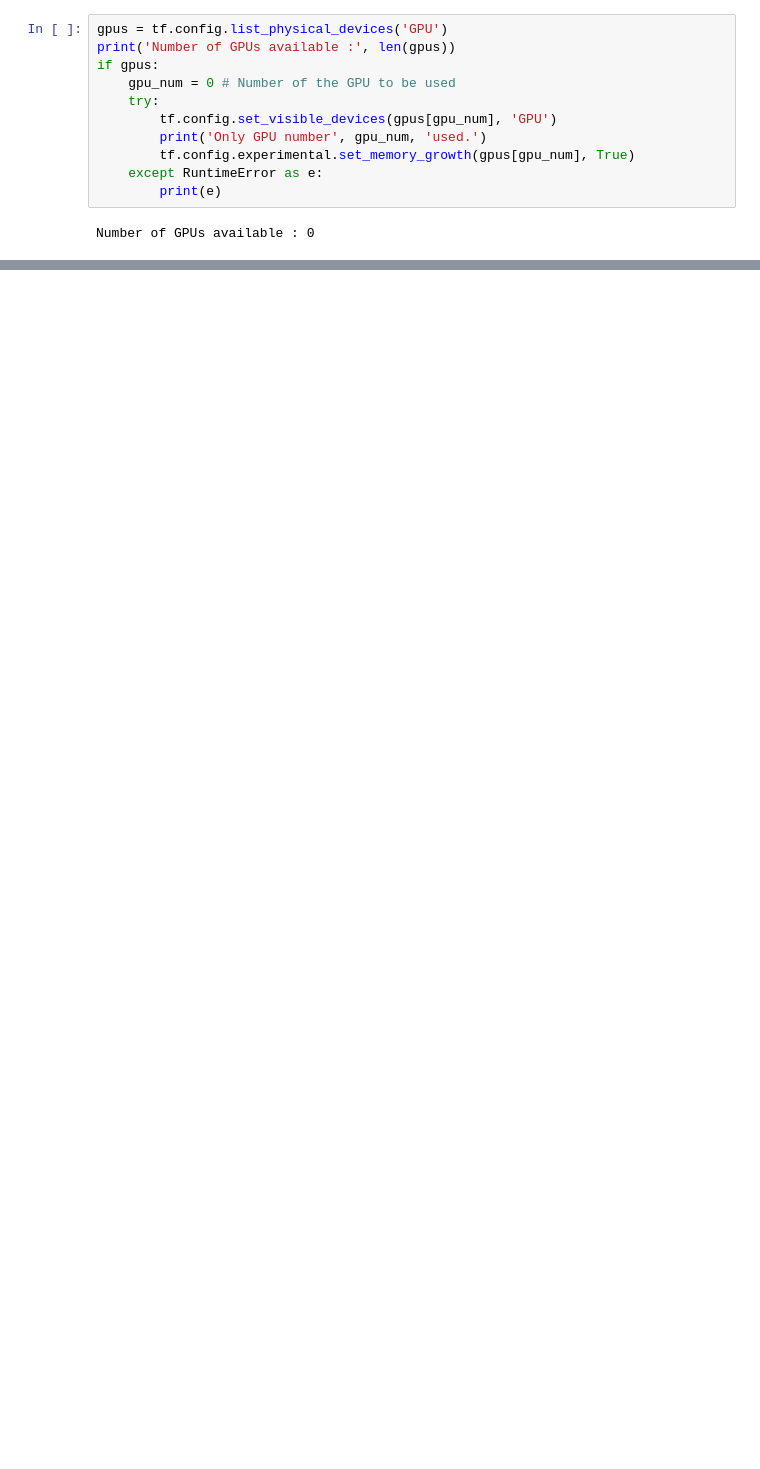
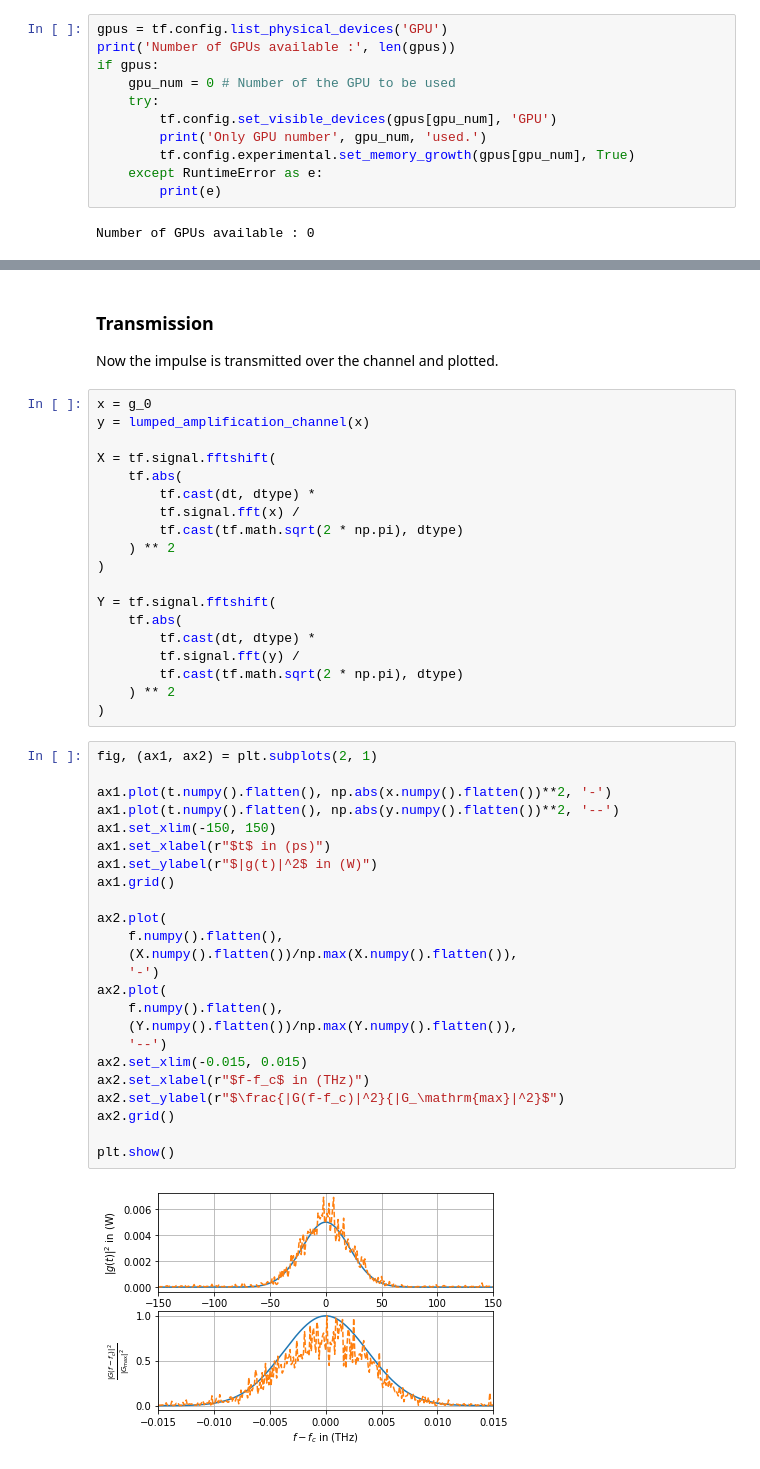
Before and after one commit to NVlabs/sionna, a Jupyter notebook: examples/Optical_Lumped_Amplification_Channel.ipynb, the cells around one changed output, grey strips where cells are left out. Drawn from its saved outputs; the diff is of its cells as text; blank space fills up the shorter version.

```diff
--- a/examples/Optical_Lumped_Amplification_Channel.ipynb
+++ b/examples/Optical_Lumped_Amplification_Channel.ipynb
@@ -161,0 +196,49 @@ plt.show()
+# %% [markdown]
+### Transmission
+
+Now the impulse is transmitted over the channel and plotted.
+# %%
+x = g_0
+y = lumped_amplification_channel(x)
+
+X = tf.signal.fftshift(
+    tf.abs(
+        tf.cast(dt, dtype) *
+        tf.signal.fft(x) /
+        tf.cast(tf.math.sqrt(2 * np.pi), dtype)
+    ) ** 2
+)
+
+Y = tf.signal.fftshift(
+    tf.abs(
+        tf.cast(dt, dtype) *
+        tf.signal.fft(y) /
+        tf.cast(tf.math.sqrt(2 * np.pi), dtype)
+    ) ** 2
+)
+# %%
+fig, (ax1, ax2) = plt.subplots(2, 1)
+
+ax1.plot(t.numpy().flatten(), np.abs(x.numpy().flatten())**2, '-')
+ax1.plot(t.numpy().flatten(), np.abs(y.numpy().flatten())**2, '--')
+ax1.set_xlim(-150, 150)
+ax1.set_xlabel(r"$t$ in (ps)")
+ax1.set_ylabel(r"$|g(t)|^2$ in (W)")
+ax1.grid()
+
+ax2.plot(
+    f.numpy().flatten(),
+    (X.numpy().flatten())/np.max(X.numpy().flatten()),
+    '-')
+ax2.plot(
+    f.numpy().flatten(),
+    (Y.numpy().flatten())/np.max(Y.numpy().flatten()),
+    '--')
+ax2.set_xlim(-0.015, 0.015)
+ax2.set_xlabel(r"$f-f_c$ in (THz)")
+ax2.set_ylabel(r"$\frac{|G(f-f_c)|^2}{|G_\mathrm{max}|^2}$")
+ax2.grid()
+
+plt.show()
+# %% [output]
+[figure, added]
```
Also changed, not shown: parts of 53 cells of this notebook, 3 other files.
